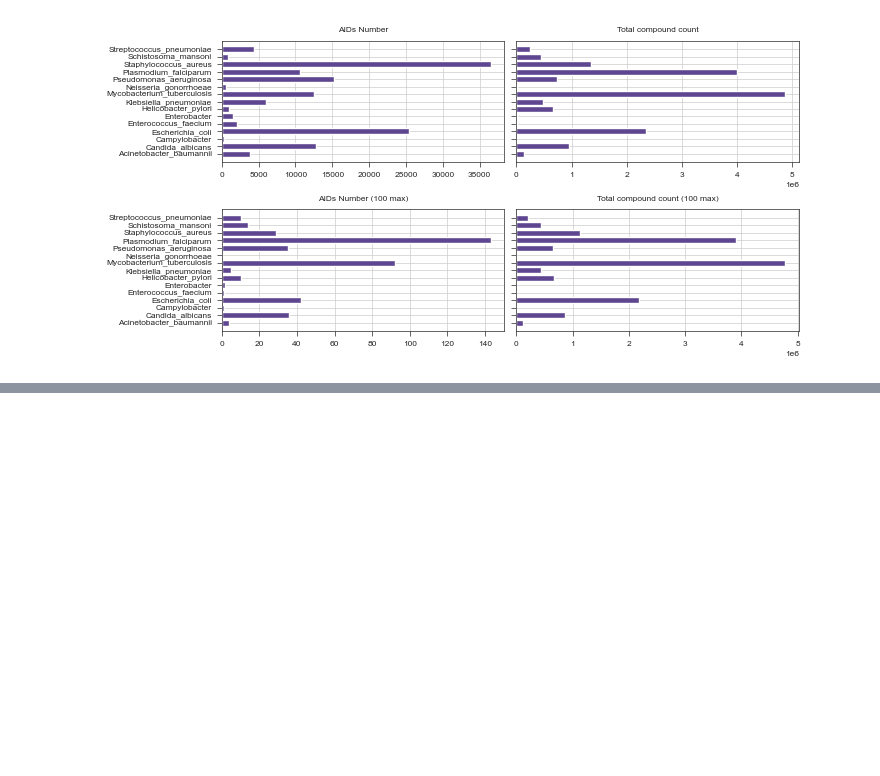
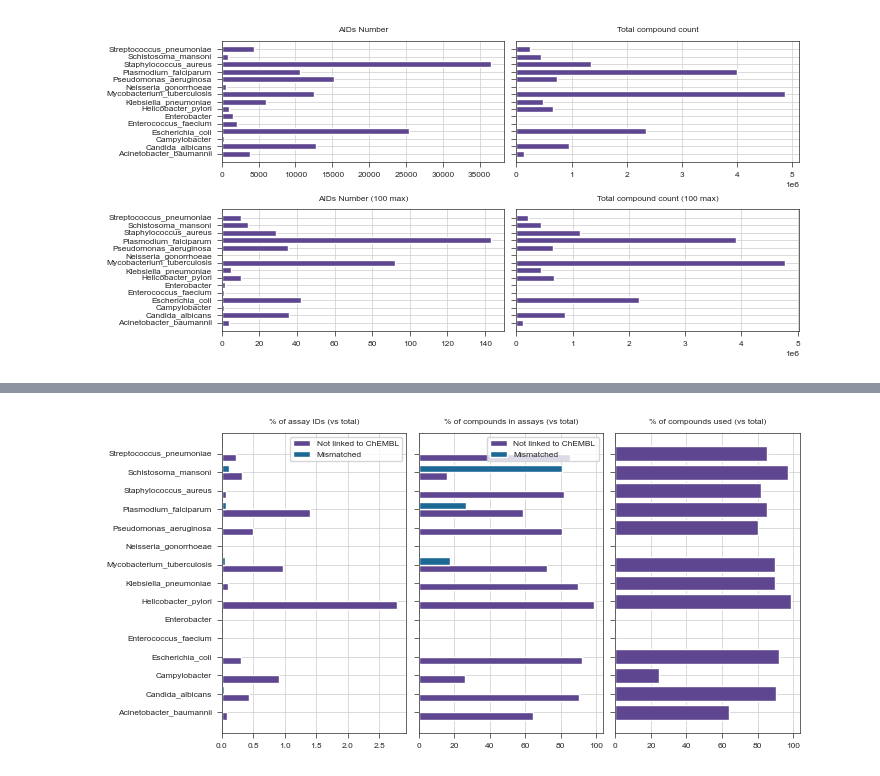
Before and after one commit to ersilia-os/pubchem-antimicrobial-tasks, a Jupyter notebook: notebooks/02_pubchem_chembl_plots.ipynb, the cells around one changed output, grey strips where cells are left out. Drawn from its saved outputs; the diff is of its cells as text; code cells hidden in the pictures; blank space fills up the shorter version.

```diff
--- a/notebooks/02_pubchem_chembl_plots.ipynb
+++ b/notebooks/02_pubchem_chembl_plots.ipynb
@@ -53,0 +54,56 @@ st.save_figure(os.path.join(outpath,"plots", "02_aids_to_keep.png"))
+# %%
+df= pd.read_csv(os.path.join(datapath, "processed", "bioassays_to_keep","summary.csv"))
+df["difference"] = df["cpd_count_bioassay_aids"] - df["cpd_count_chembl_ids"]
+
+df["pct_aids_not_in_chembl"] = (
+    df["aids_not_in_chembl"] / df["bioassay_aids"] * 100
+)
+
+df["pct_cpds_not_in_chembl"] = (
+    df["cpd_count_not_in_chembl"] / df["cpd_count_bioassay_aids"] * 100
+)
+
+df["pct_cpds_not_in_chembl_used"] = (
+    df["cpd_count_not_in_chembl_keep"] / df["cpd_count_not_in_chembl"] * 100
+)
+
+df["pct_aids_mismatched"] = (
+    df["aids_mismatched"] / df["bioassay_aids"] * 100
+)
+
+df["pct_cpds_mismatched"] = (
+    df["cpd_count_mismatched"] / df["cpd_count_bioassay_aids"] * 100
+)
+
+df["pct_cpds_to_use"] = (
+    df["cpd_count_to_use"] / df["cpd_count_bioassay_aids"] * 100
+)
+
+fig, axs = st.create_figure(1,3)
+ax = axs.next()
+y = np.arange(len(df))
+ax.barh(y-0.2,df["pct_aids_not_in_chembl"], height=0.4, label ="Not linked to ChEMBL")
+ax.barh(y+0.2,df["pct_aids_mismatched"], height=0.4, label ="Mismatched")
+ax.set_yticks(y)
+ax.set_yticklabels(df["pathogen"])
+ax.legend()
+st.label(ax,title="% of assay IDs (vs total)", xlabel="", ylabel="")
+
+ax = axs.next()
+ax.barh(y-0.2,df["pct_cpds_not_in_chembl"], height=0.4, label ="Not linked to ChEMBL")
+ax.barh(y+0.2,df["pct_cpds_mismatched"], height=0.4, label ="Mismatched")
+ax.set_yticks(y)
+ax.set_yticklabels("")
+ax.legend()
+st.label(ax,title="% of compounds in assays (vs total)", xlabel="", ylabel="")
+
+ax = axs.next()
+ax.barh(y,df["pct_cpds_to_use"])
+ax.set_yticks(y)
+ax.set_yticklabels("")
+st.label(ax,title="% of compounds used (vs total)", xlabel="", ylabel="")
+
+plt.tight_layout()
+st.save_figure(os.path.join(outpath, "plots", "chembl_pubchem_overview.png"))
+# %% [output]
+[figure, added]
```
Also changed, not shown: parts of 4 cells of this notebook, 1 other file.
